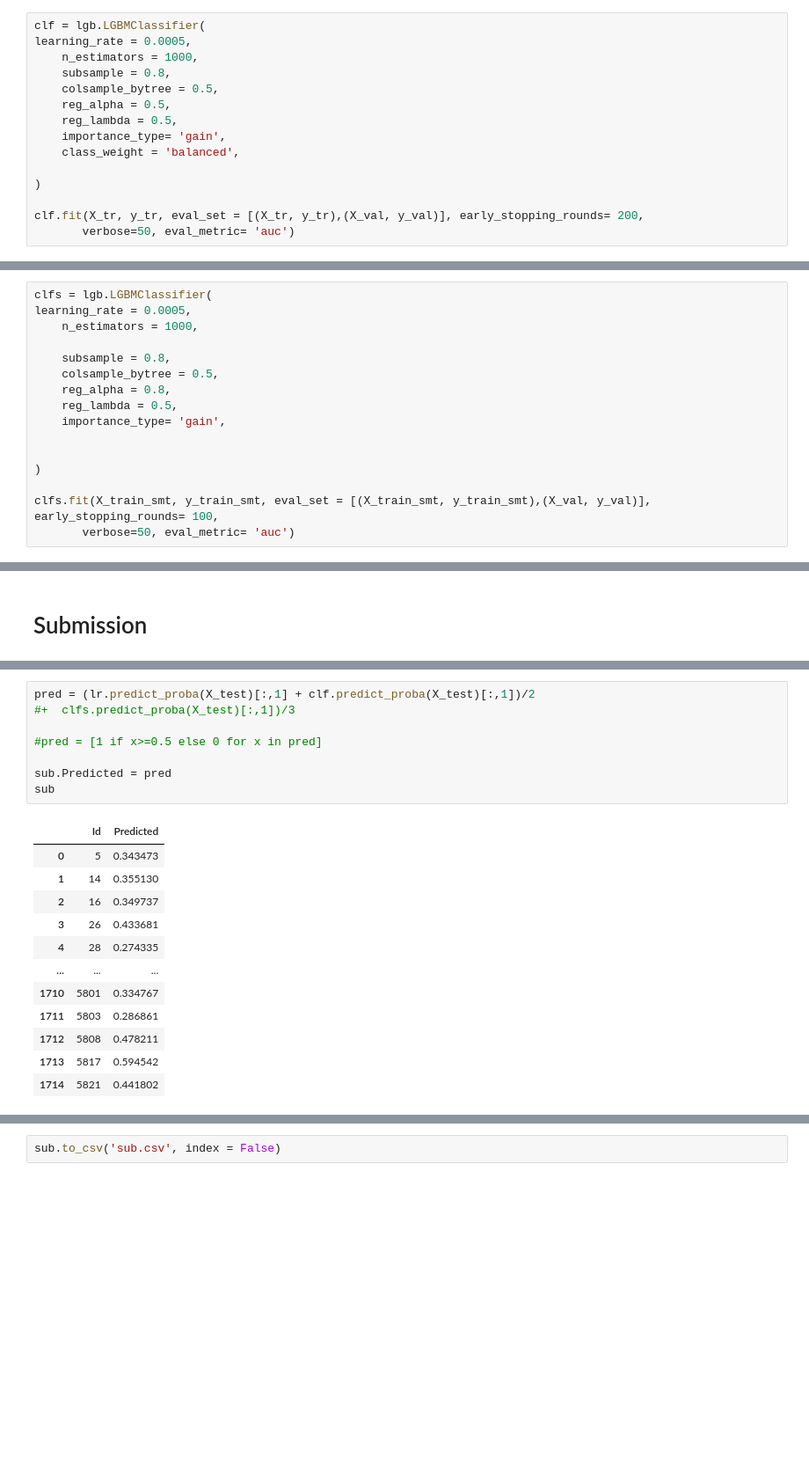
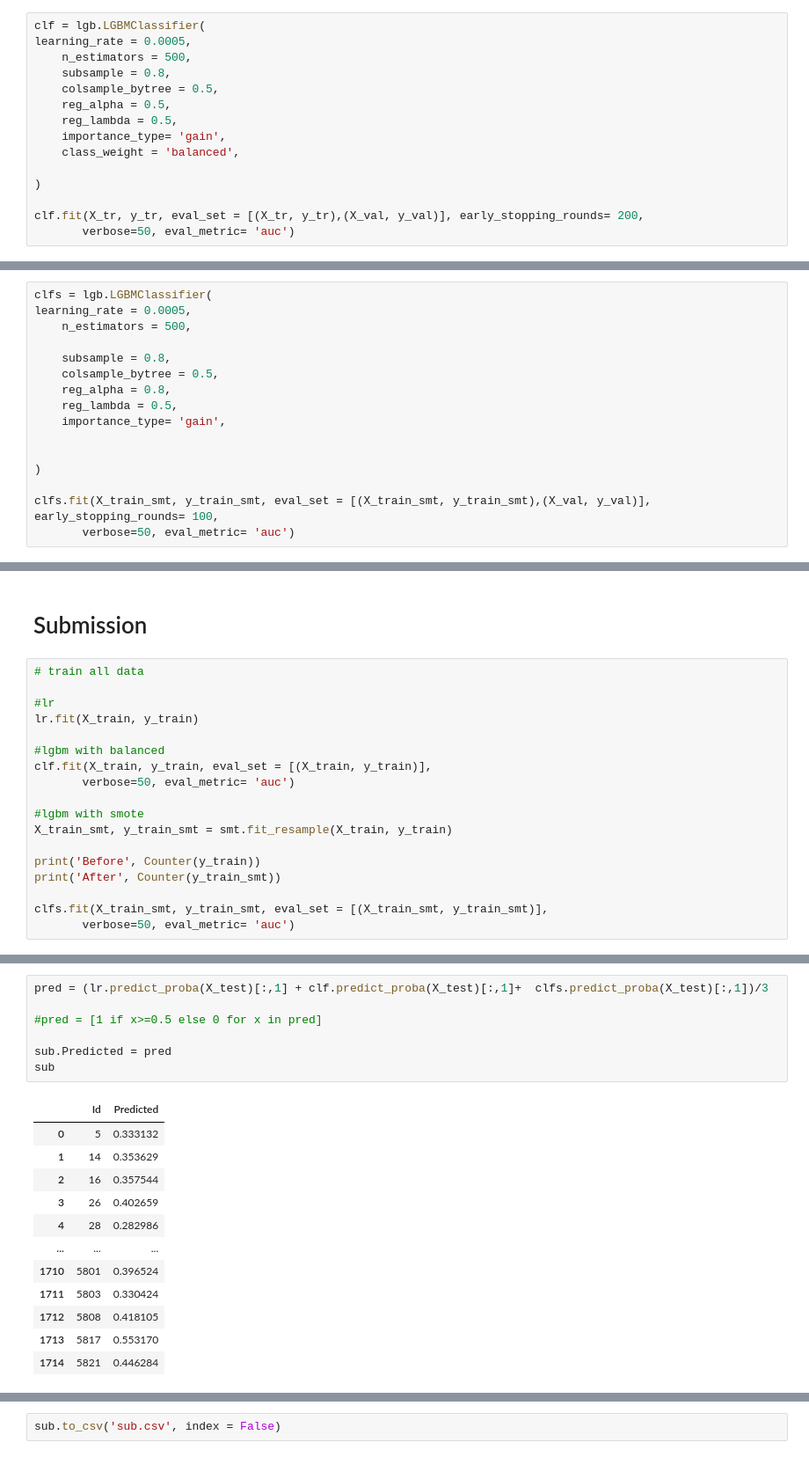
Before and after one commit to nsu1210/Kaggle, a Jupyter notebook: 2020-classification-unbalanced-customer-purchase.ipynb, the cells around one changed output, grey strips where cells are left out. Shown at 88% size. Drawn from its saved outputs; the diff is of its cells as text; blank space fills up the shorter version.

```diff
--- a/2020-classification-unbalanced-customer-purchase.ipynb
+++ b/2020-classification-unbalanced-customer-purchase.ipynb
@@ -271,7 +271,7 @@ plt.show()
 # %%
 clf = lgb.LGBMClassifier(
 learning_rate = 0.0005,
-    n_estimators = 1000,
+    n_estimators = 500,
     subsample = 0.8,
     colsample_bytree = 0.5,
     reg_alpha = 0.5,
@@ -357,7 +357,7 @@ After Counter({0.0: 3074, 1.0: 3074})
 # %%
 clfs = lgb.LGBMClassifier(
 learning_rate = 0.0005,
-    n_estimators = 1000,
+    n_estimators = 500,
 
     subsample = 0.8,
     colsample_bytree = 0.5,
@@ -415,3 +415,21 @@ plt.show()
 [figure]
 # %% [markdown]
 # Submission
+# %%
+# train all data
+
+#lr
+lr.fit(X_train, y_train)
+
+#lgbm with balanced
+clf.fit(X_train, y_train, eval_set = [(X_train, y_train)],
+       verbose=50, eval_metric= 'auc')
+
+#lgbm with smote
+X_train_smt, y_train_smt = smt.fit_resample(X_train, y_train)
+
+print('Before', Counter(y_train))
+print('After', Counter(y_train_smt))
+
+clfs.fit(X_train_smt, y_train_smt, eval_set = [(X_train_smt, y_train_smt)],
+       verbose=50, eval_metric= 'auc')
@@ -418,24 +457,23 @@ plt.show()
 # %%
-pred = (lr.predict_proba(X_test)[:,1] + clf.predict_proba(X_test)[:,1])/2
-#+  clfs.predict_proba(X_test)[:,1])/3
+pred = (lr.predict_proba(X_test)[:,1] + clf.predict_proba(X_test)[:,1]+  clfs.predict_proba(X_test)[:,1])/3
 
 #pred = [1 if x>=0.5 else 0 for x in pred]
 
 sub.Predicted = pred
 sub
 # %% [output]
 |  | Id | Predicted |
-| 0 | 5 | 0.343473 |
-| 1 | 14 | 0.355130 |
-| 2 | 16 | 0.349737 |
-| 3 | 26 | 0.433681 |
-| 4 | 28 | 0.274335 |
+| 0 | 5 | 0.333132 |
+| 1 | 14 | 0.353629 |
+| 2 | 16 | 0.357544 |
+| 3 | 26 | 0.402659 |
+| 4 | 28 | 0.282986 |
 | ... | ... | ... |
-| 1710 | 5801 | 0.334767 |
-| 1711 | 5803 | 0.286861 |
-| 1712 | 5808 | 0.478211 |
-| 1713 | 5817 | 0.594542 |
-| 1714 | 5821 | 0.441802 |
+| 1710 | 5801 | 0.396524 |
+| 1711 | 5803 | 0.330424 |
+| 1712 | 5808 | 0.418105 |
+| 1713 | 5817 | 0.553170 |
+| 1714 | 5821 | 0.446284 |
 1715 rows × 2 columns
 # %%
 sub.Predicted.describe()
```
Also changed, not shown: parts of 6 cells of this notebook.
